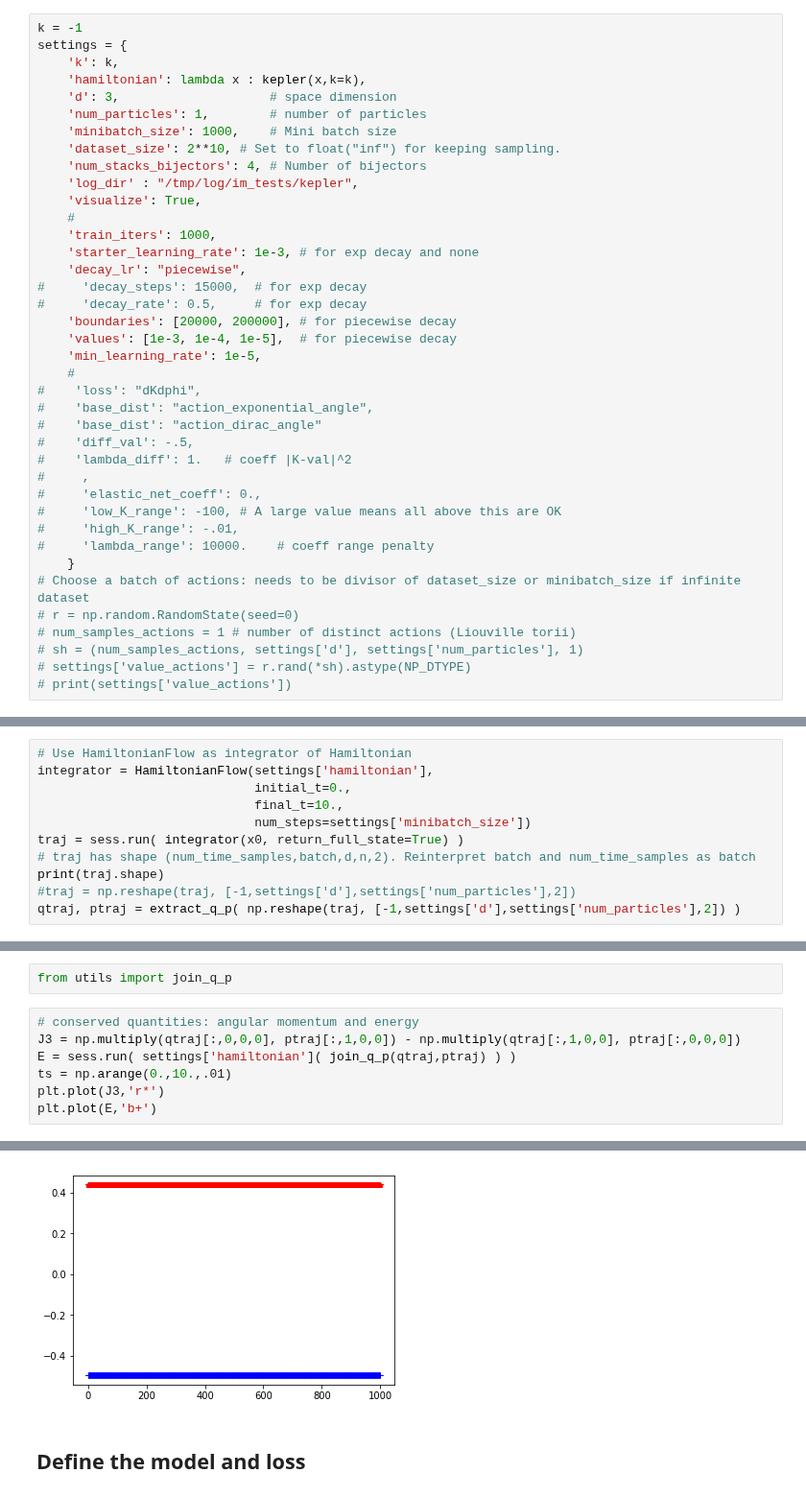
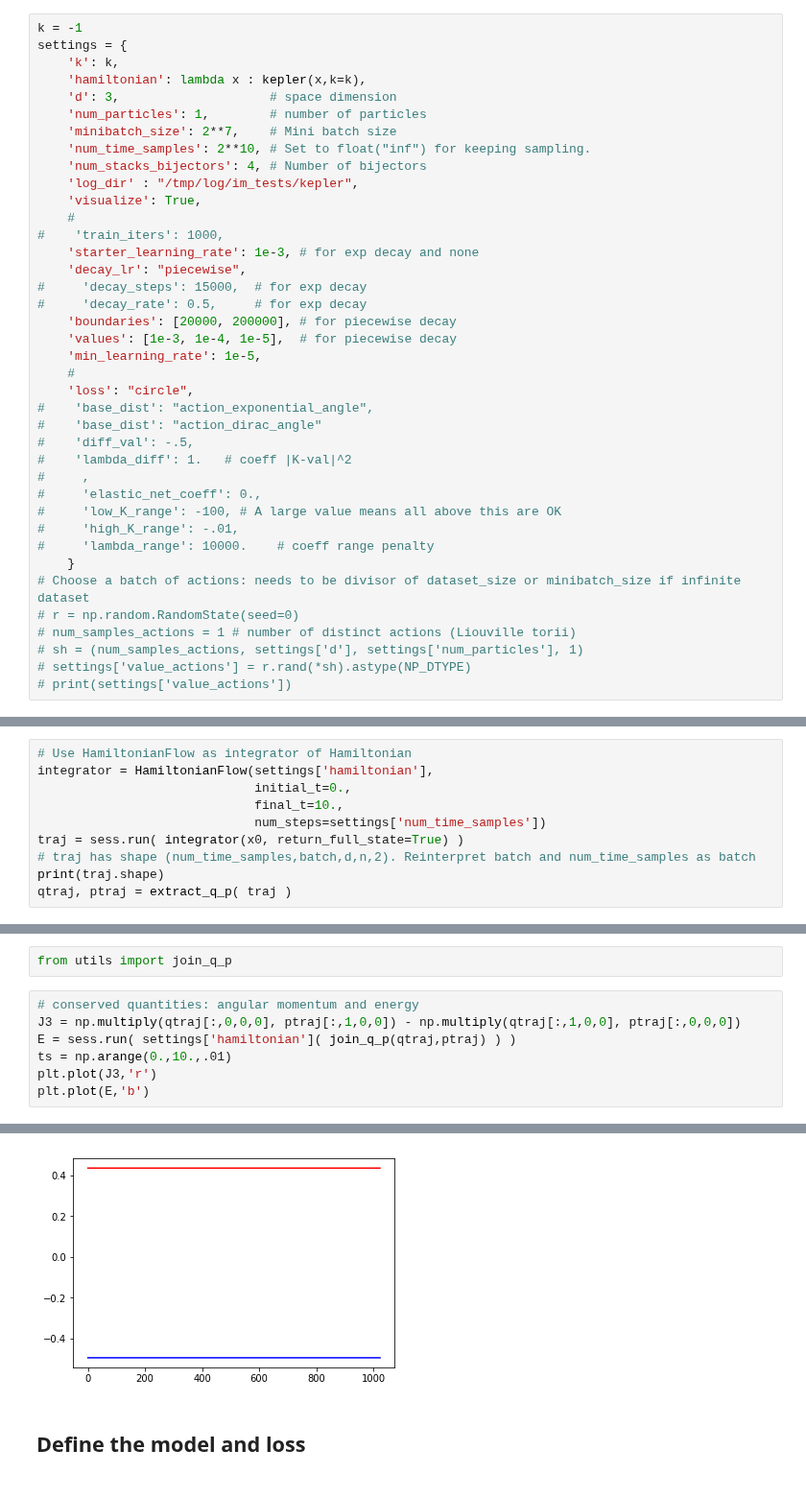
Before and after one commit to rbondesan/CanonicalFlows, a Jupyter notebook: notebooks/kepler-traj.ipynb, the cells around one changed output, grey strips where cells are left out. Shown at 96% size. Cells and saved outputs as stored; diff of their text form.

```diff
--- a/notebooks/kepler-traj.ipynb
+++ b/notebooks/kepler-traj.ipynb
@@ -50,13 +50,13 @@ settings = {
     'hamiltonian': lambda x : kepler(x,k=k),
     'd': 3,                    # space dimension
     'num_particles': 1,        # number of particles
-    'minibatch_size': 1000,    # Mini batch size
-    'dataset_size': 2**10, # Set to float("inf") for keeping sampling.
+    'minibatch_size': 2**7,    # Mini batch size
+    'num_time_samples': 2**10, # Set to float("inf") for keeping sampling.
     'num_stacks_bijectors': 4, # Number of bijectors
     'log_dir' : "/tmp/log/im_tests/kepler",
     'visualize': True,
     #
-    'train_iters': 1000,
+#    'train_iters': 1000,
     'starter_learning_rate': 1e-3, # for exp decay and none
     'decay_lr': "piecewise",
 #     'decay_steps': 15000,  # for exp decay
@@ -65,7 +65,7 @@ settings = {
     'values': [1e-3, 1e-4, 1e-5],  # for piecewise decay
     'min_learning_rate': 1e-5,
     #
-#    'loss': "dKdphi",
+    'loss': "circle",
 #    'base_dist': "action_exponential_angle",
 #    'base_dist': "action_dirac_angle"
 #    'diff_val': -.5,
@@ -126,10 +126,9 @@ E  =  -0.4950037468777335
 integrator = HamiltonianFlow(settings['hamiltonian'],
                              initial_t=0.,
                              final_t=10.,
-                             num_steps=settings['minibatch_size'])
+                             num_steps=settings['num_time_samples'])
 traj = sess.run( integrator(x0, return_full_state=True) )
 # traj has shape (num_time_samples,batch,d,n,2). Reinterpret batch and num_time_samples as batch
 print(traj.shape)
-#traj = np.reshape(traj, [-1,settings['d'],settings['num_particles'],2])
-qtraj, ptraj = extract_q_p( np.reshape(traj, [-1,settings['d'],settings['num_particles'],2]) )
+qtraj, ptraj = extract_q_p( traj )
 # %% [output]
@@ -149,13 +157,13 @@ from utils import join_q_p
 # %%
 # conserved quantities: angular momentum and energy
 J3 = np.multiply(qtraj[:,0,0,0], ptraj[:,1,0,0]) - np.multiply(qtraj[:,1,0,0], ptraj[:,0,0,0])
 E = sess.run( settings['hamiltonian']( join_q_p(qtraj,ptraj) ) )
 ts = np.arange(0.,10.,.01)
-plt.plot(J3,'r*')
-plt.plot(E,'b+')
+plt.plot(J3,'r')
+plt.plot(E,'b')
 # %% [output]
 [<matplotlib.lines.Line2D at 0x...>]
-[figure, old version]
+[figure, new version]
 # %% [markdown]
 ## Define the model and loss
 # %% [markdown]
```
Also changed, not shown: parts of 9 cells of this notebook, 4 other files.
